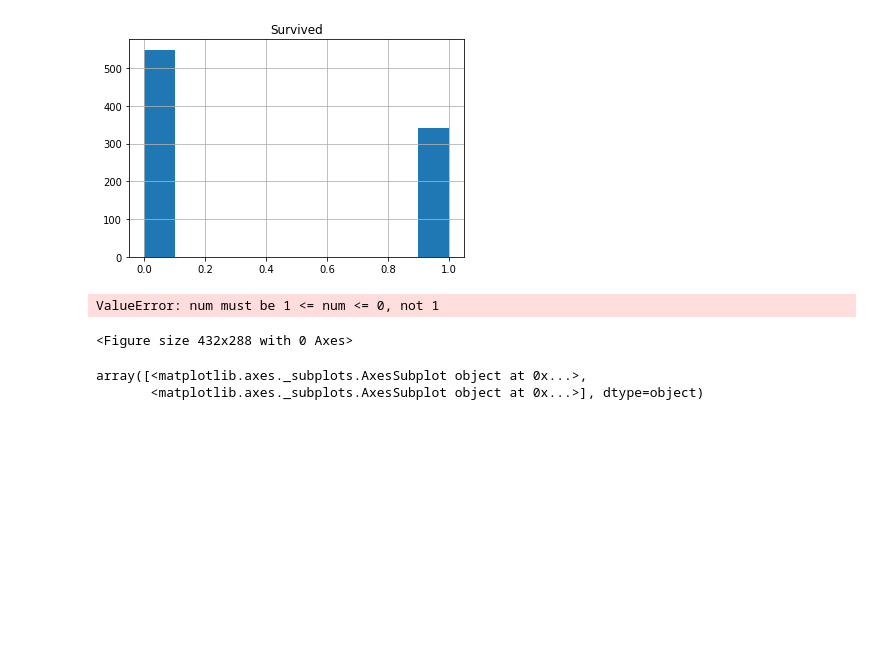
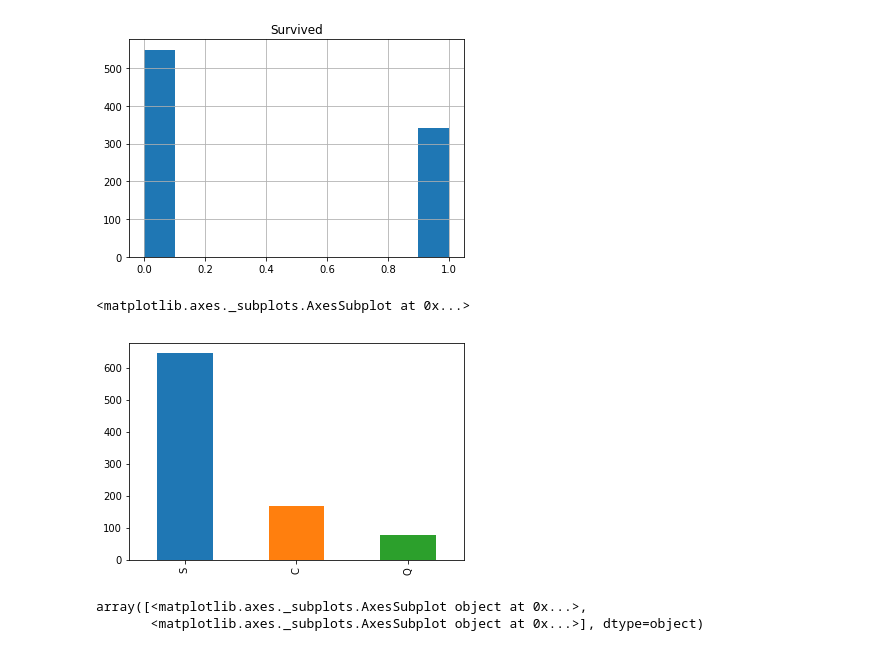
Before and after one commit to rafamonge/Pandas-Tutorial, a Jupyter notebook: titanicPractice.ipynb, the cells around one changed output. Cells and saved outputs as stored; diff of their text form; code cells hidden in the pictures; blank space fills up the shorter version.

```diff
--- a/titanicPractice.ipynb
+++ b/titanicPractice.ipynb
@@ -77,11 +77,11 @@ titanic.hist(column = "Survived")
 # %% [output]
 array([[<matplotlib.axes._subplots.AxesSubplot object at 0x...>]], dtype=object)
 [figure]
-# %%
-titanic.hist(column = "Embarked")
-# %% [output]
-ValueError: num must be 1 <= num <= 0, not 1
-<Figure size 432x288 with 0 Axes>
+# %%
+titanic.Embarked.value_counts().plot.bar()
+# %% [output]
+<matplotlib.axes._subplots.AxesSubplot at 0x...>
+[figure, added]
 # %%
 titanic.hist(column= "Survived", by = "Sex")
 # %% [output]
```
